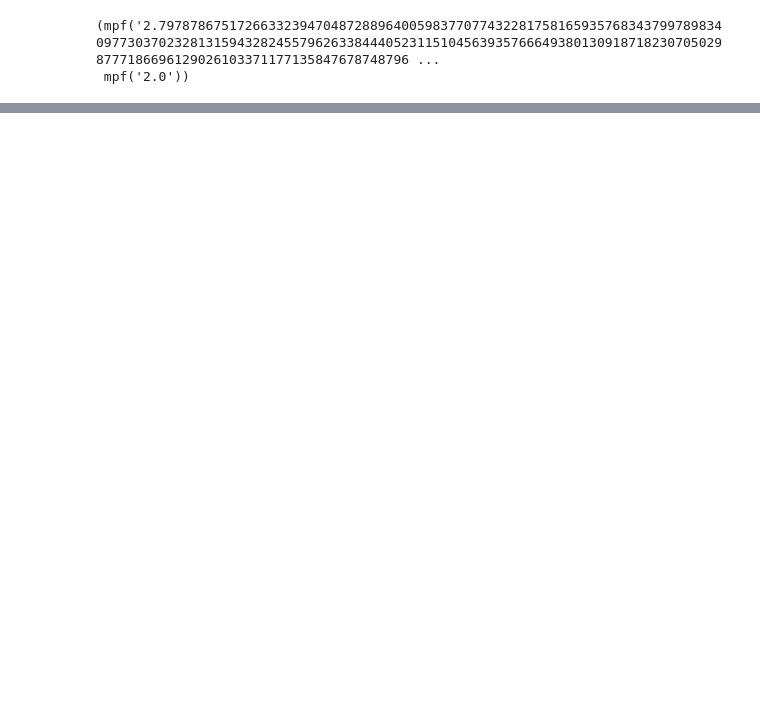
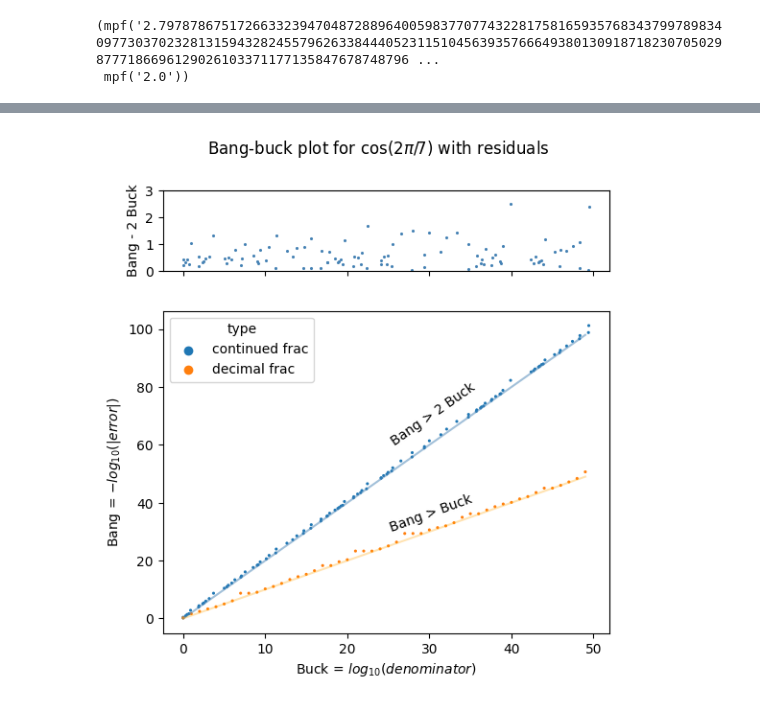
Before and after one commit to MartyWeissman/MiscMath, a Jupyter notebook: DiophApprox_BangBuck.ipynb, the cells around one changed output, grey strips where cells are left out. Cells and saved outputs as stored; diff of their text form; code cells hidden in the pictures; blank space fills up the shorter version.

```diff
--- a/DiophApprox_BangBuck.ipynb
+++ b/DiophApprox_BangBuck.ipynb
@@ -69,0 +162,4 @@ p,q,r = decfrac(mp.pi)
+# %%
+bbplot_res(mp.cos(2*mp.pi/7), title_num='$\cos(2 \pi / 7)$')
+# %% [output]
+[figure, added]
```
Also changed, not shown: parts of 17 cells of this notebook.
